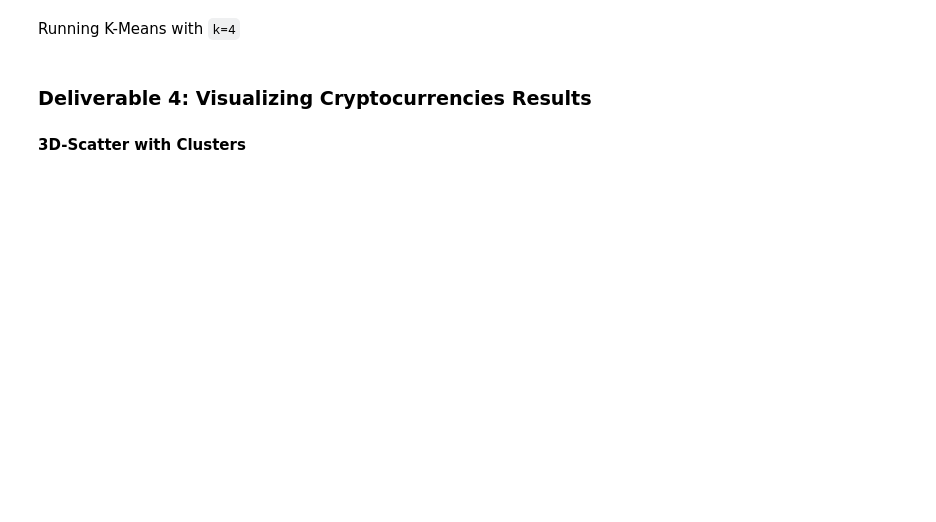
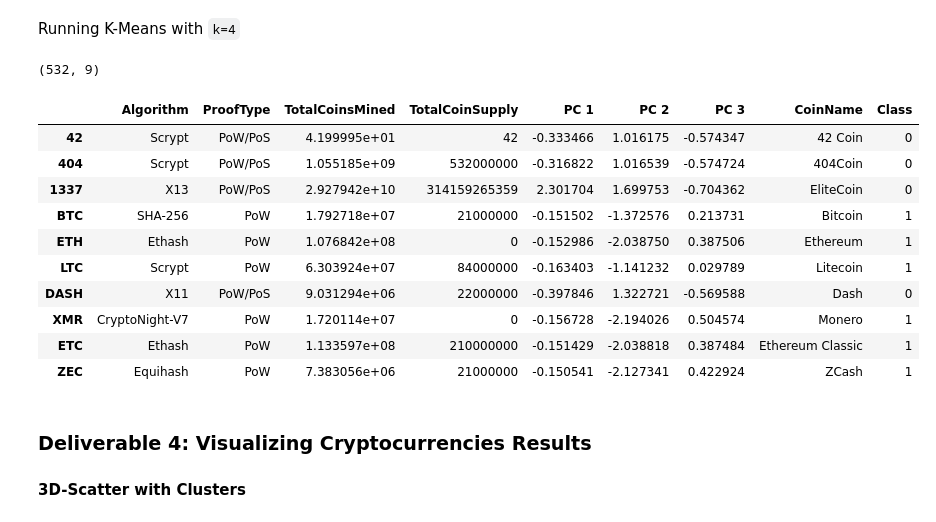
Before and after one commit to freddie784/Cryptocurrencies, a Jupyter notebook: crypto_clustering.ipynb, the cells around one changed output. Cells and saved outputs as stored; diff of their text form; code cells hidden in the pictures; blank space fills up the shorter version.

Commit message:
did unsupervised ML to do an analysis on cryptoCurrency

```diff
--- a/crypto_clustering.ipynb
+++ b/crypto_clustering.ipynb
@@ -159,4 +159,6 @@ array([[-0.11710817, -0.1528703 , -0.0433963 , ..., -0.0433963 ,
 ### Deliverable 2: Reducing Data Dimensions Using PCA
 # %%
 # Using PCA to reduce dimension to three principal components.
-# YOUR CODE HERE
+pca = PCA(n_components=3)
+reduced = pca.fit_transform(scaledX)
+reduced
@@ -163,3 +173,4 @@ array([[-0.11710817, -0.1528703 , -0.0433963 , ..., -0.0433963 ,
 # %%
 # Create a DataFrame with the three principal components.
-# YOUR CODE HERE
+pcs_df = pd.DataFrame(reduced, columns=("PC 1", "PC 2", "PC 3"), index=df.index)
+pcs_df.head()
@@ -172,0 +188,12 @@ array([[-0.11710817, -0.1528703 , -0.0433963 , ..., -0.0433963 ,
+# %%
+# Create an elbow curve to find the best value for K.
+inertia = []
+intervals = list(range(1,11))
+
+for i in intervals:
+    km = KMeans(n_clusters=i, random_state = 0)
+    km.fit(pcs_df)
+    inertia.append(km.inertia_)
+
+elbow_df = pd.DataFrame({"y" : inertia, "x" : intervals})
+elbow_df.hvplot.line(x = "x",y = "y", title = "Elbow Curve", xticks = intervals )
@@ -174,27 +203,40 @@ array([[-0.11710817, -0.1528703 , -0.0433963 , ..., -0.0433963 ,
 Running K-Means with `k=4`
 # %%
 # Initialize the K-Means model.
-# YOUR CODE HERE
+km = KMeans(n_clusters=4)
 
 # Fit the model
-# YOUR CODE HERE
+km.fit_transform(pcs_df)
 
 # Predict clusters
-# YOUR CODE HERE
+predict = km.predict(pcs_df)
 # %%
 # Create a new DataFrame including predicted clusters and cryptocurrencies features.
 # Concatentate the crypto_df and pcs_df DataFrames on the same columns.
-# YOUR CODE HERE
+clustered_df = df.join(pcs_df)
 
 #  Add a new column, "CoinName" to the clustered_df DataFrame that holds the names of the cryptocurrencies.
-# YOUR CODE HERE
+clustered_df["CoinName"] = coinNames
 
 #  Add a new column, "Class" to the clustered_df DataFrame that holds the predictions.
-# YOUR CODE HERE
+clustered_df["Class"] = predict
 
 # Print the shape of the clustered_df
 print(clustered_df.shape)
 clustered_df.head(10)
+# %% [output]
+(532, 9)
+|  | Algorithm | ProofType | TotalCoinsMined | TotalCoinSupply | PC 1 | PC 2 | PC 3 | CoinName | Class |
+| 42 | Scrypt | PoW/PoS | 4.199995e+01 | 42 | -0.333466 | 1.016175 | -0.574347 | 42 Coin | 0 |
+| 404 | Scrypt | PoW/PoS | 1.055185e+09 | 532000000 | -0.316822 | 1.016539 | -0.574724 | 404Coin | 0 |
+| 1337 | X13 | PoW/PoS | 2.927942e+10 | 314159265359 | 2.301704 | 1.699753 | -0.704362 | EliteCoin | 0 |
+| BTC | SHA-256 | PoW | 1.792718e+07 | 21000000 | -0.151502 | -1.372576 | 0.213731 | Bitcoin | 1 |
+| ETH | Ethash | PoW | 1.076842e+08 | 0 | -0.152986 | -2.038750 | 0.387506 | Ethereum | 1 |
+| LTC | Scrypt | PoW | 6.303924e+07 | 84000000 | -0.163403 | -1.141232 | 0.029789 | Litecoin | 1 |
+| DASH | X11 | PoW/PoS | 9.031294e+06 | 22000000 | -0.397846 | 1.322721 | -0.569588 | Dash | 0 |
+| XMR | CryptoNight-V7 | PoW | 1.720114e+07 | 0 | -0.156728 | -2.194026 | 0.504574 | Monero | 1 |
+| ETC | Ethash | PoW | 1.133597e+08 | 210000000 | -0.151429 | -2.038818 | 0.387484 | Ethereum Classic | 1 |
+| ZEC | Equihash | PoW | 7.383056e+06 | 21000000 | -0.150541 | -2.127341 | 0.422924 | ZCash | 1 |
 # %% [markdown]
 ### Deliverable 4: Visualizing Cryptocurrencies Results
 
```
Also changed, not shown: parts of 10 cells of this notebook.
